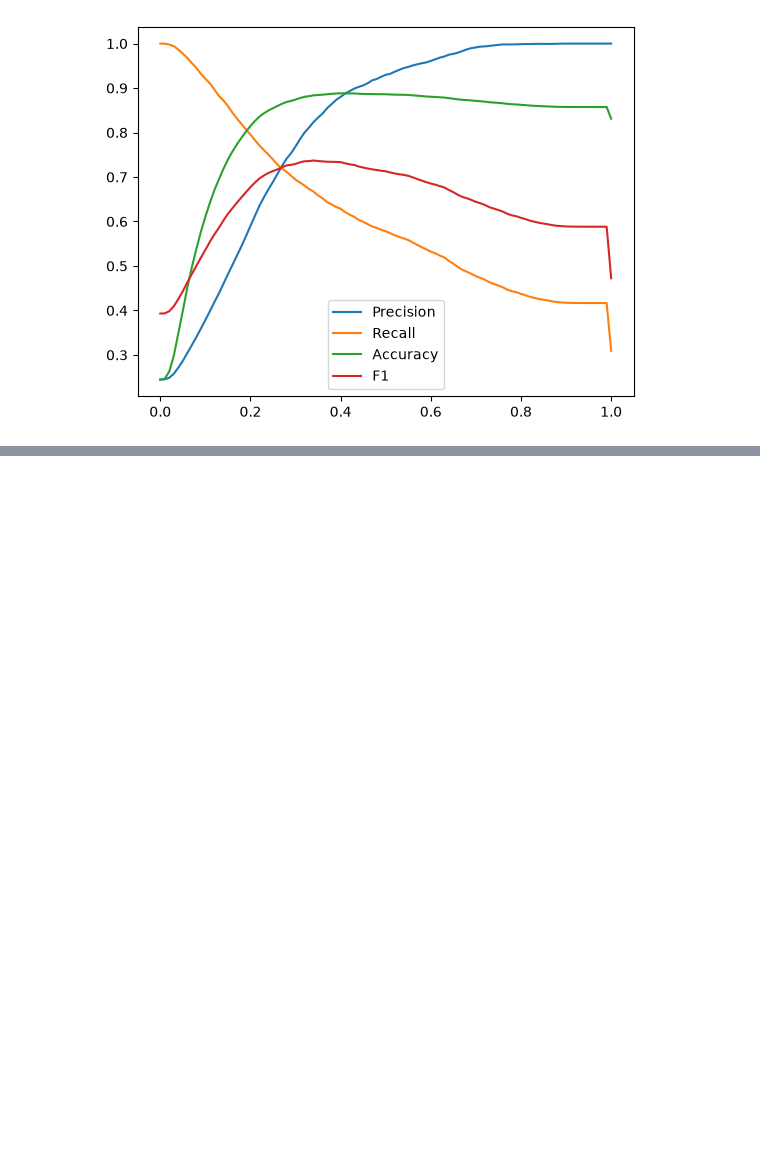
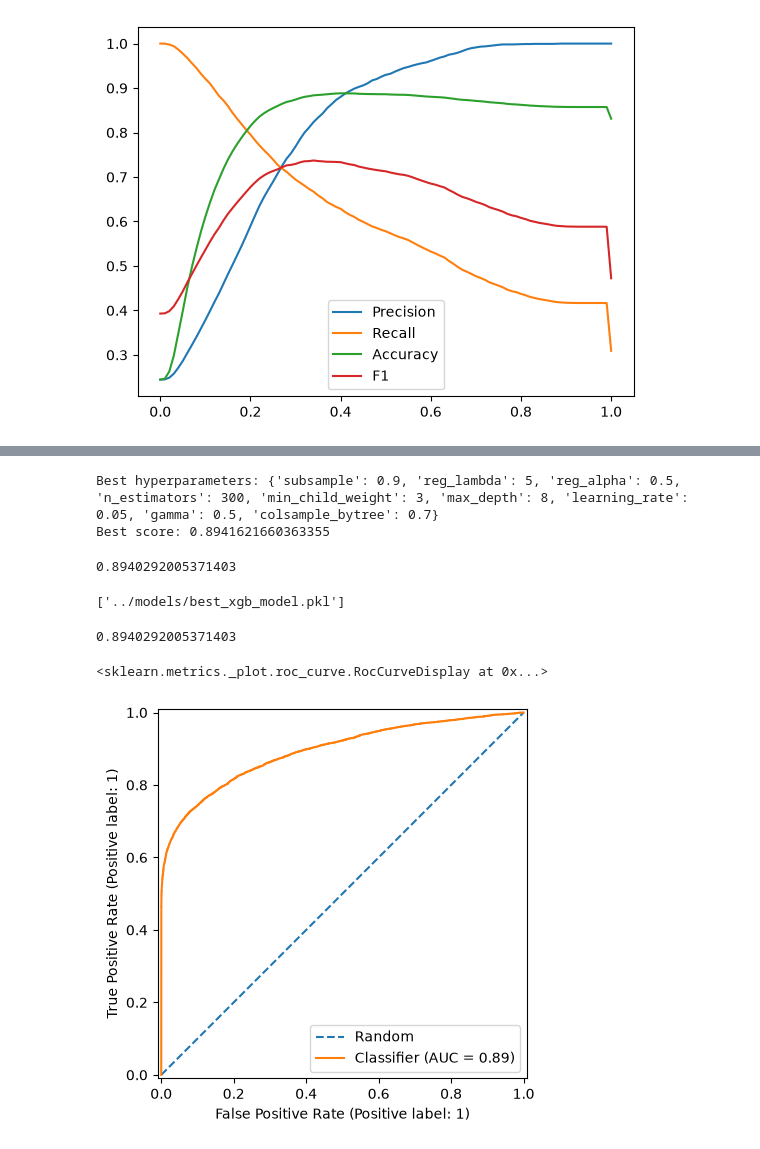
Before and after one commit to samisiraj/loan-default-prediction, a Jupyter notebook: notebooks/03_modelling.ipynb, the cells around one changed output, grey strips where cells are left out. Drawn from its saved outputs; the diff is of its cells as text; code cells hidden in the pictures; blank space fills up the shorter version.

```diff
--- a/notebooks/03_modelling.ipynb
+++ b/notebooks/03_modelling.ipynb
@@ -723,0 +742,29 @@ plt.legend()
+# %%
+print(f'Best hyperparameters: {rand_search.best_params_}')
+print(f'Best score: {rand_search.best_score_}')
+# %% [output]
+Best hyperparameters: {'subsample': 0.9, 'reg_lambda': 5, 'reg_alpha': 0.5, 'n_estimators': 300, 'min_child_weight': 3, 'max_depth': 8, 'learning_rate': 0.05, 'gamma': 0.5, 'colsample_bytree': 0.7}
+Best score: 0.8941621660363355
+# %%
+best_xgb_model = rand_search.best_estimator_
+y_val_xgb_pred = best_xgb_model.predict_proba(X_val)[:, 1]
+roc_auc_score(y_val, y_val_xgb_pred)
+# %% [output]
+0.8940292005371403
+# %%
+joblib.dump(best_xgb_model, '../models/best_xgb_model.pkl')
+# %% [output]
+['../models/best_xgb_model.pkl']
+# %%
+best_xgb_model = joblib.load('../models/best_xgb_model.pkl')
+y_val_xgb_pred = best_xgb_model.predict_proba(X_val)[:, 1]
+roc_auc_score(y_val, y_val_xgb_pred)
+# %% [output]
+0.8940292005371403
+# %%
+fig, ax = plt.subplots()
+ax.plot([0, 1], [0, 1], linestyle='--', label='Random')
+RocCurveDisplay.from_predictions(y_val, y_val_xgb_pred, ax=ax)
+# %% [output]
+<sklearn.metrics._plot.roc_curve.RocCurveDisplay at 0x...>
+[figure, added]
```
Also changed, not shown: parts of 19 cells of this notebook, 1 other file.
